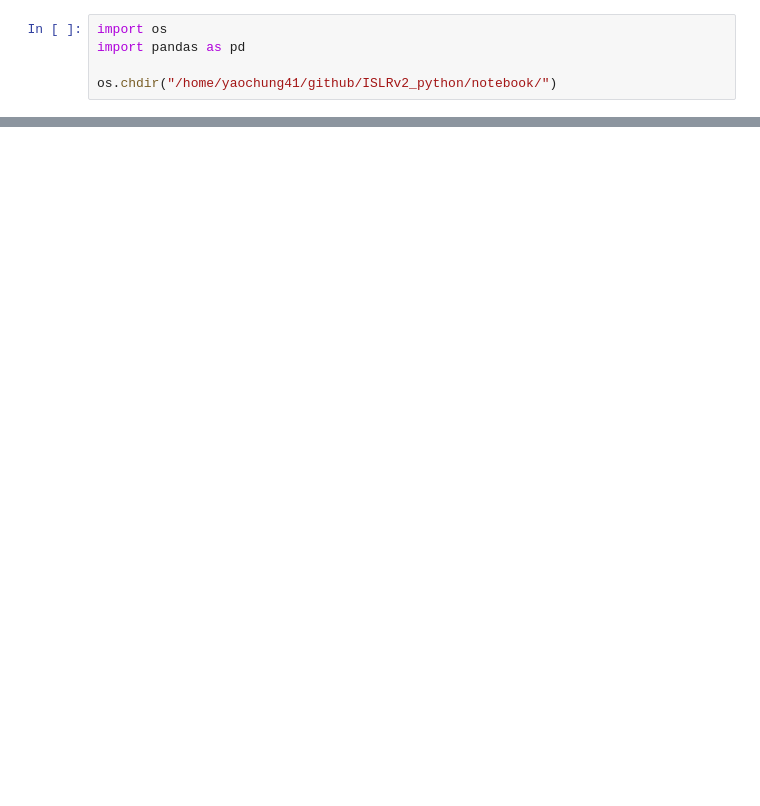
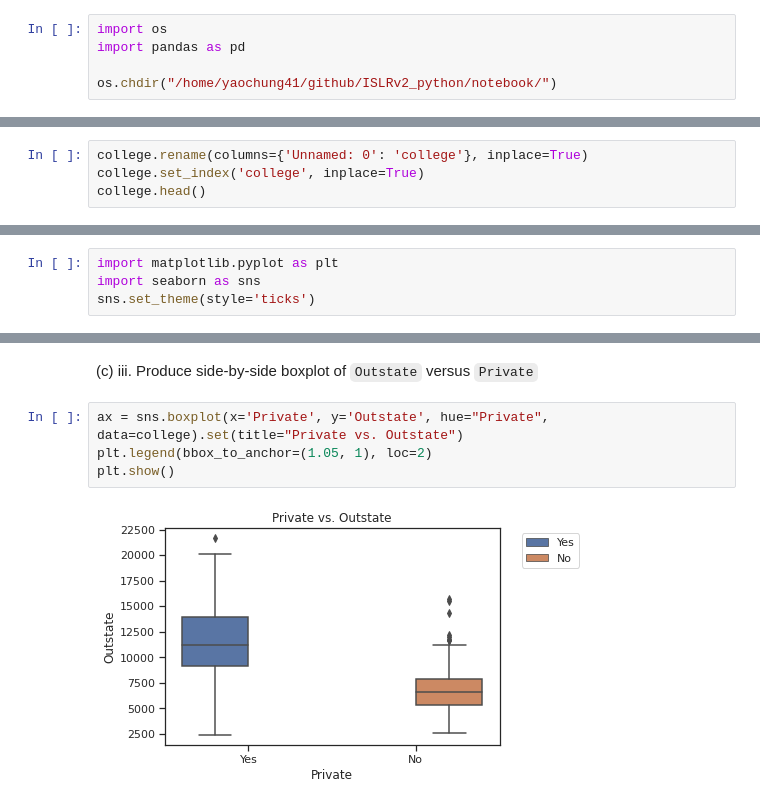
Before and after one commit to ferygood/ISLRv2_python, a Jupyter notebook: notebook/content/ch2/exercise.ipynb, the cells around one changed output, grey strips where cells are left out. Drawn from its saved outputs; the diff is of its cells as text; blank space fills up the shorter version.

```diff
--- a/notebook/content/ch2/exercise.ipynb
+++ b/notebook/content/ch2/exercise.ipynb
@@ -19,0 +26,4 @@ college.head()
+# %%
+college.rename(columns={'Unnamed: 0': 'college'}, inplace=True)
+college.set_index('college', inplace=True)
+college.head()
@@ -19,0 +54,4 @@ college.head()
+# %%
+import matplotlib.pyplot as plt
+import seaborn as sns
+sns.set_theme(style='ticks')
@@ -19,0 +63,8 @@ college.head()
+# %% [markdown]
+(c) iii. Produce side-by-side boxplot of `Outstate` versus `Private`
+# %%
+ax = sns.boxplot(x='Private', y='Outstate', hue="Private", data=college).set(title="Private vs. Outstate")
+plt.legend(bbox_to_anchor=(1.05, 1), loc=2)
+plt.show()
+# %% [output]
+[figure, added]
```
Also changed, not shown: parts of 9 cells of this notebook, 10 other files.
